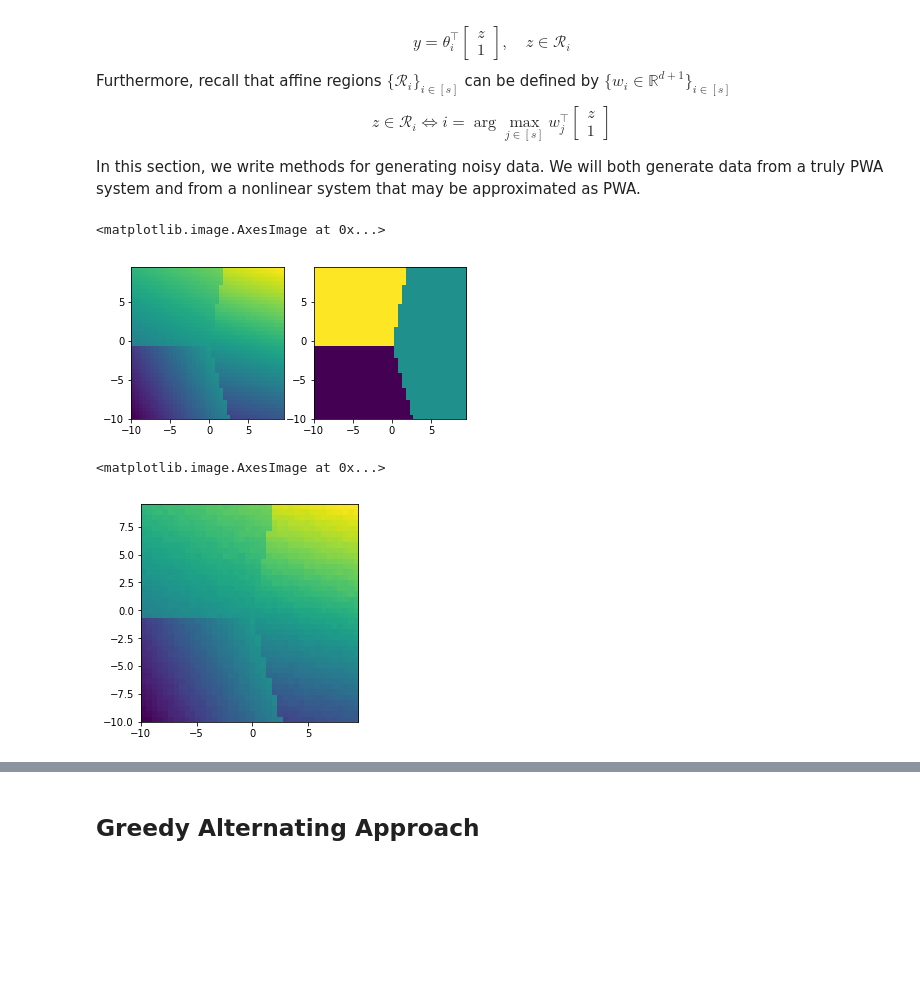
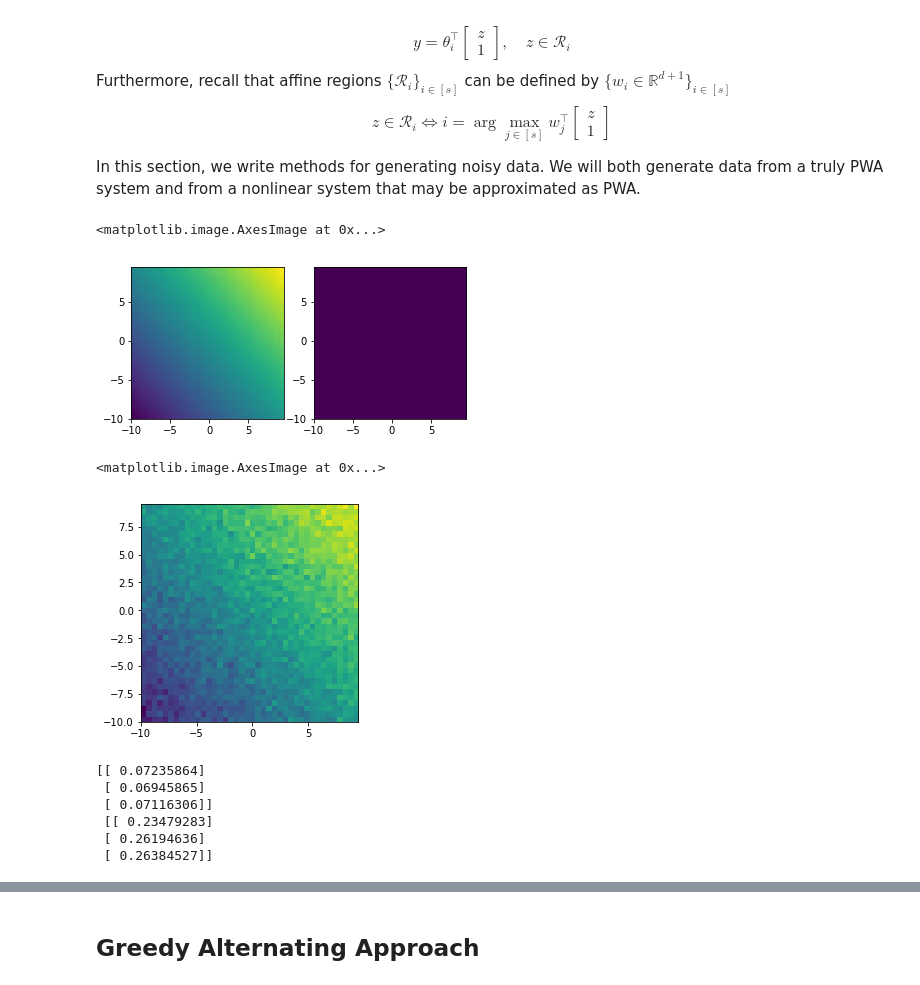
Before and after one commit to DeepakIngole/SwitchSysLMPC, a Jupyter notebook: notebooks/PWA-fitting.ipynb, the cells around one changed output, grey strips where cells are left out. Saved outputs shown, nothing was run; the diff lists cells and outputs as text; code cells hidden in the pictures; blank space fills up the shorter version.

```diff
--- a/notebooks/PWA-fitting.ipynb
+++ b/notebooks/PWA-fitting.ipynb
@@ -37,7 +37,7 @@ def generate_affine_fn(d, n, s):
         return np.argmax(dot_pdt)
     return lambda x: affine_fn(x, region, affines), region, affines
 # %%
-f, region, affines = generate_affine_fn(2, 1, 3)
+f, region, affines = generate_affine_fn(2, 1, 1)
 # %%
 grid_size = 0.5
 x = np.arange(-10,10,grid_size)
@@ -60,17 +60,17 @@ plt.subplot(1,2,2)
 plt.imshow(regions, interpolation='none', origin='lower',  extent=(min(x), max(x), min(x), max(x)))
 # %% [output]
 <matplotlib.image.AxesImage at 0x...>
-[figure, old version]
+[figure, new version]
 # %%
 zs = np.array(xs)
 ys = []
 for z in zs:
-    ys.append(f(z) + 0.1 * np.random.randn(1))
+    ys.append(f(z) + 0.5 * np.random.randn(1))
 ys = np.array(ys)
 
 plt.figure(); plt.imshow(ys.reshape(N_grid, N_grid), interpolation='none', origin='lower',  extent=(min(x), max(x), min(x), max(x)))
 # %% [output]
 <matplotlib.image.AxesImage at 0x...>
-[figure, old version]
+[figure, new version]
 # %%
 # to do: implement some realistic-ish nonlinear function (using the bicycle model?)
@@ -76,0 +94,9 @@ plt.figure(); plt.imshow(ys.reshape(N_grid, N_grid), interpolation='none', origi
+# %%
+print(est.theta,'\n', affines[0])
+# %% [output]
+[[ 0.07235864]
+ [ 0.06945865]
+ [ 0.07116306]]
+ [[ 0.23479283]
+ [ 0.26194636]
+ [ 0.26384527]]
```
Also changed, not shown: parts of 15 cells of this notebook, 2 other files.
